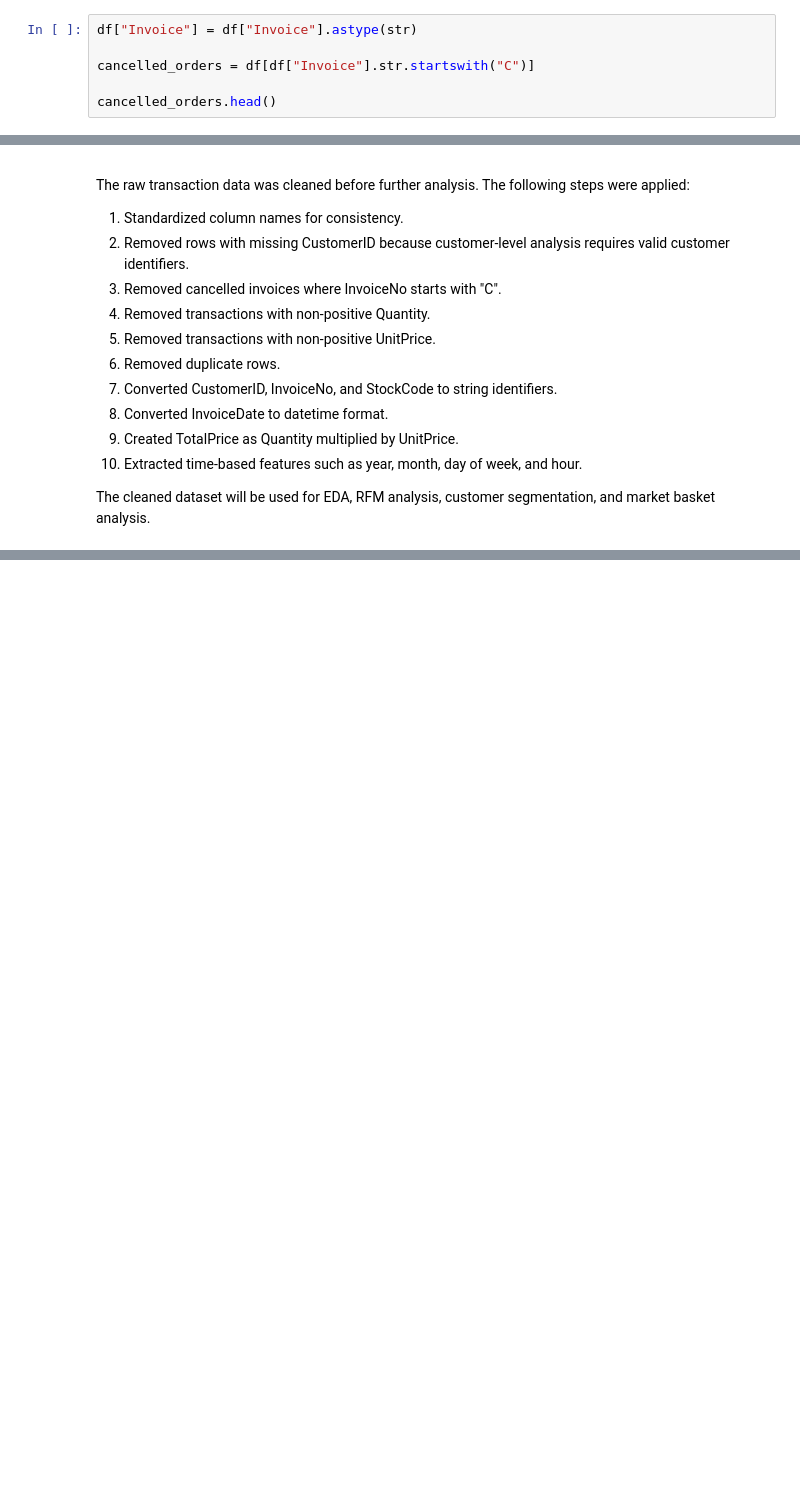
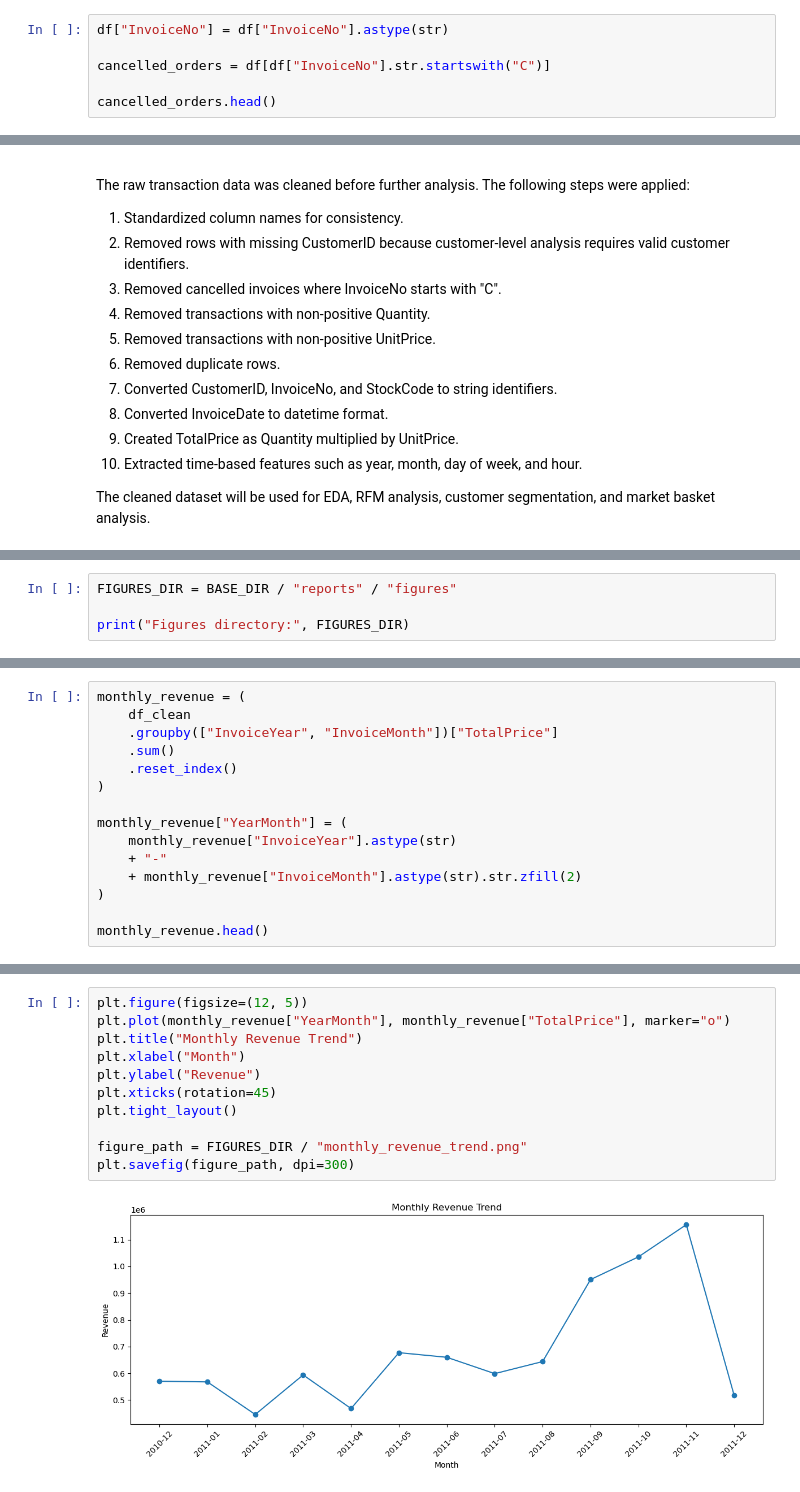
Before and after one commit to phongvd-241/ecommerce-customer-segmentation, a Jupyter notebook: notebooks/customer_behavior_workflow.ipynb, the cells around one changed output, grey strips where cells are left out. Cells and saved outputs as stored; diff of their text form; blank space fills up the shorter version.

```diff
--- a/notebooks/customer_behavior_workflow.ipynb
+++ b/notebooks/customer_behavior_workflow.ipynb
@@ -136,9 +136,9 @@ df[df["UnitPrice"] <= 0].shape
 # %% [output]
 (2517, 8)
 # %%
-df["Invoice"] = df["Invoice"].astype(str)
+df["InvoiceNo"] = df["InvoiceNo"].astype(str)
 
-cancelled_orders = df[df["Invoice"].str.startswith("C")]
+cancelled_orders = df[df["InvoiceNo"].str.startswith("C")]
 
 cancelled_orders.head()
 # %% [output]
@@ -463,0 +476,4 @@ The cleaned dataset will be used for EDA, RFM analysis, customer segmentation, a
+# %%
+FIGURES_DIR = BASE_DIR / "reports" / "figures"
+
+print("Figures directory:", FIGURES_DIR)
@@ -463,0 +507,15 @@ The cleaned dataset will be used for EDA, RFM analysis, customer segmentation, a
+# %%
+monthly_revenue = (
+    df_clean
+    .groupby(["InvoiceYear", "InvoiceMonth"])["TotalPrice"]
+    .sum()
+    .reset_index()
+)
+
+monthly_revenue["YearMonth"] = (
+    monthly_revenue["InvoiceYear"].astype(str)
+    + "-"
+    + monthly_revenue["InvoiceMonth"].astype(str).str.zfill(2)
+)
+
+monthly_revenue.head()
@@ -463,0 +529,13 @@ The cleaned dataset will be used for EDA, RFM analysis, customer segmentation, a
+# %%
+plt.figure(figsize=(12, 5))
+plt.plot(monthly_revenue["YearMonth"], monthly_revenue["TotalPrice"], marker="o")
+plt.title("Monthly Revenue Trend")
+plt.xlabel("Month")
+plt.ylabel("Revenue")
+plt.xticks(rotation=45)
+plt.tight_layout()
+
+figure_path = FIGURES_DIR / "monthly_revenue_trend.png"
+plt.savefig(figure_path, dpi=300)
+# %% [output]
+[figure, added]
```
Also changed, not shown: parts of 29 cells of this notebook, 12 other files.
